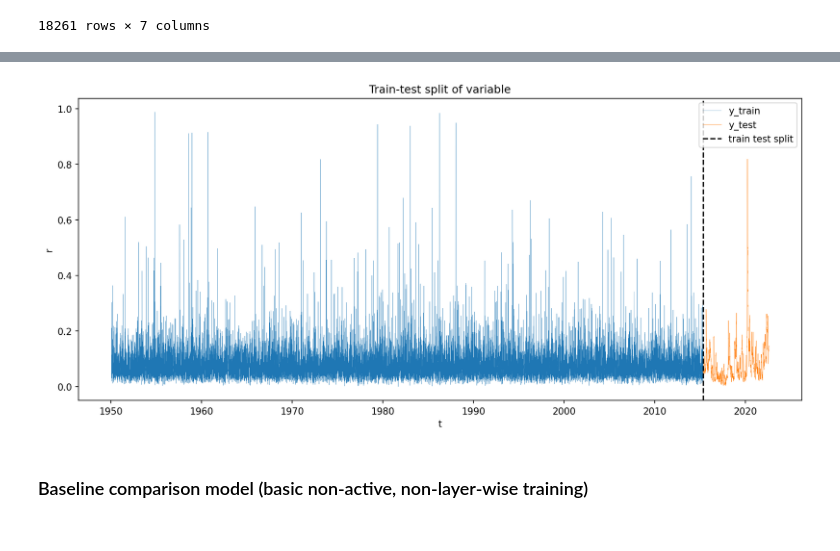
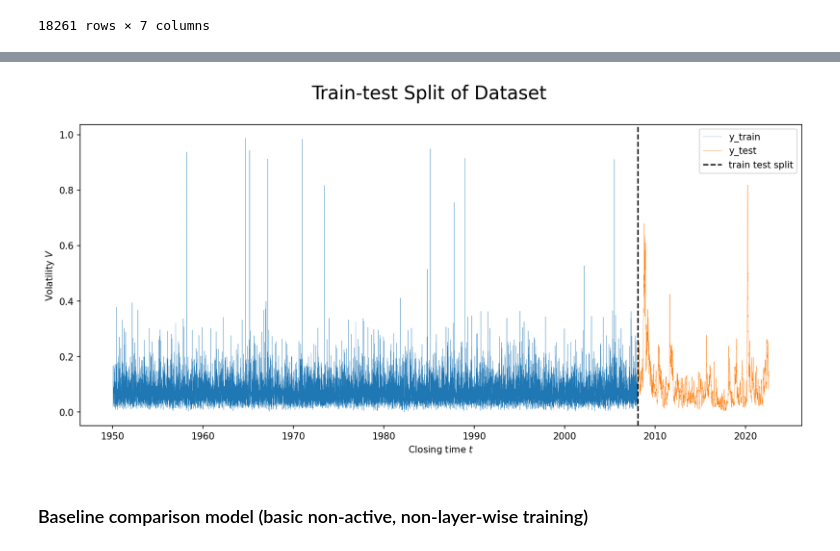
Before and after one commit to gittmp/efficient-deep-learning, a Jupyter notebook: Program/risk-forecasting.ipynb, the cells around one changed output, grey strips where cells are left out. Saved outputs shown, nothing was run; the diff lists cells and outputs as text; code cells hidden in the pictures.

```diff
--- a/Program/risk-forecasting.ipynb
+++ b/Program/risk-forecasting.ipynb
@@ -12,7 +12,7 @@ LOW_BIT_TRAINING = False
 # data params
 SERIES_INTERVAL = '1d'
 LOOKBACK_WINDOW = 10
-TRAIN_TEST_SPLIT = TRAIN_VAL_SPLIT = 0.9
+TRAIN_TEST_SPLIT = TRAIN_VAL_SPLIT = 0.8
 
 # general model params
 EPOCHS = 100
@@ -21,7 +21,7 @@ NODES_PER_LAYER = 10
 
 # active learning params
 AL_ITERATIONS = 100
-AL_SAMPLE = 50
+AL_SAMPLE = 100
 AL_EPOCHS = 2
 
 # progressive training params
@@ -264,23 +288,28 @@ plt.show()
 # %%
 # plot the train-test split data
 fig, ax = plt.subplots(figsize=(14, 6), dpi=150)
 
 y_train_plot = y_train.flatten()
 y_train_plot = pd.Series(y_train_plot, index=X.volatility[LOOKBACK_WINDOW: LOOKBACK_WINDOW + split].keys())
 
 y_test_plot = y_test.flatten()
 y_test_plot = pd.Series(y_test_plot, index=X.volatility[LOOKBACK_WINDOW + split:].keys())
 
 ax.plot(y_train_plot, label='y_train', linewidth=0.2)
 ax.plot(y_test_plot, label='y_test', linewidth=0.3)
 ax.axvline(y_test_plot.keys()[0], color='k', linestyle='--', label='train test split')
+ax.set(xlabel=r'Closing time $t$', ylabel=r'Volatility $V$')
 
-ax.set(title='Train-test split of variable', xlabel='t', ylabel='r')
+fig.suptitle("Train-test Split of Dataset", fontsize=20)
 ax.legend()
+plt.show()
 
-plt.show()
+try:
+    fig.savefig('./drive/MyDrive/UCL/Thesis/results/traintest-split.png')
+except FileNotFoundError:
+    fig.savefig('./traintest-split.png')
 # %% [output]
-[figure, old version]
+[figure, new version]
 # %% [markdown]
 ### Baseline comparison model (basic non-active, non-layer-wise training)
 # %%
```
Also changed, not shown: parts of 20 cells of this notebook, 2 other files.
